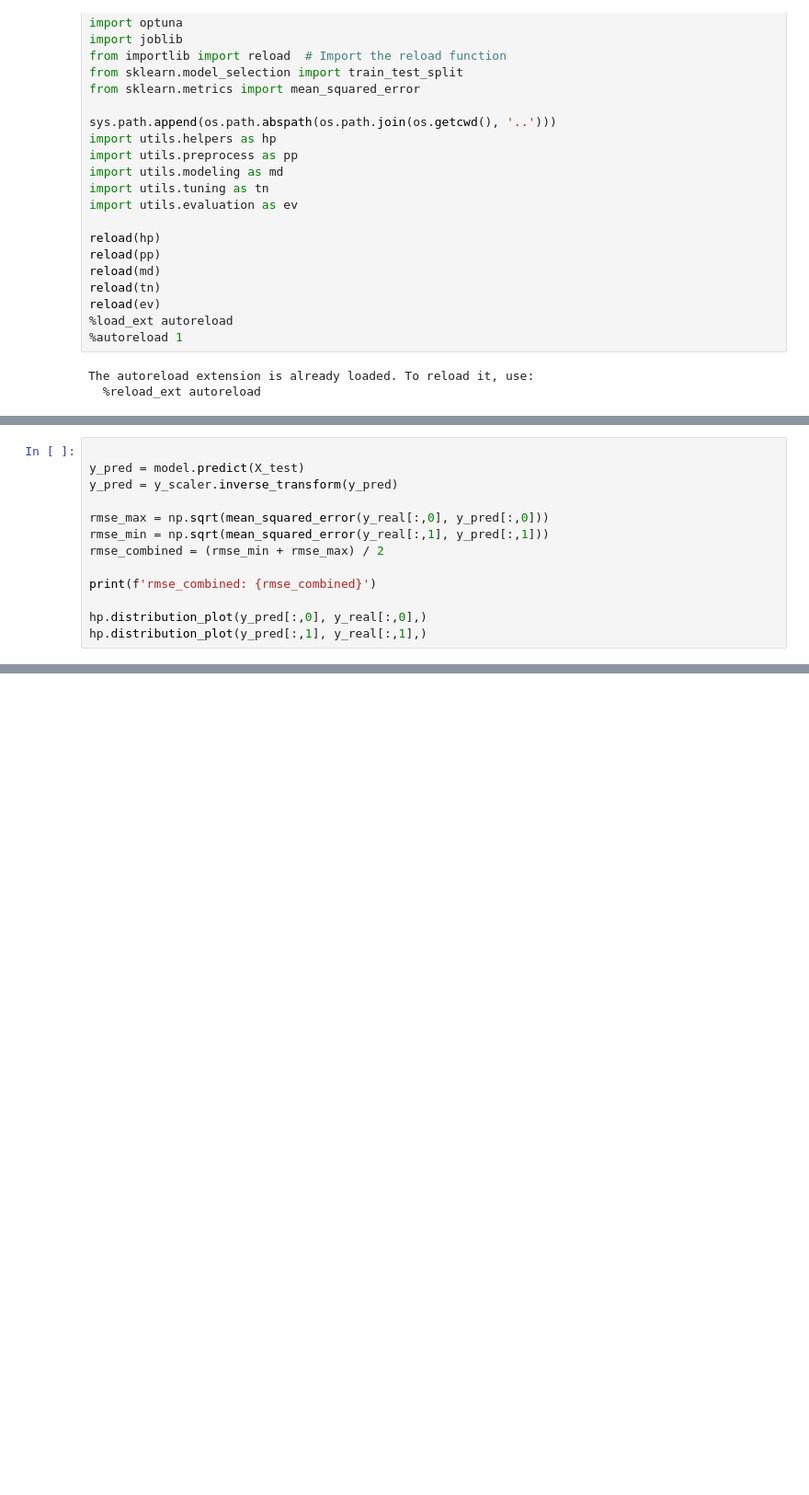
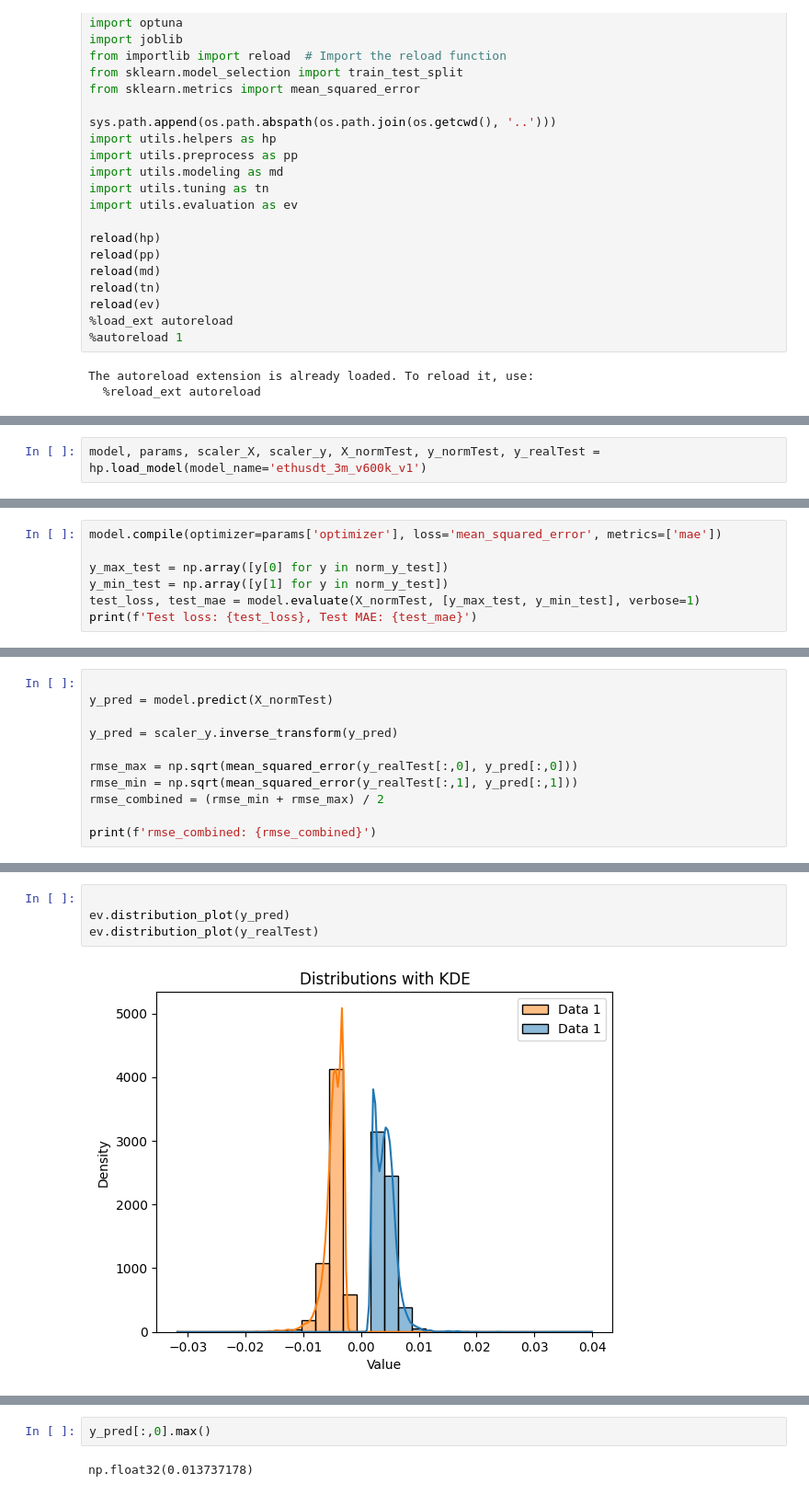
Before and after one commit to jarvisMonke/CryptoModeler, a Jupyter notebook: notebooks/tests.ipynb, the cells around one changed output, grey strips where cells are left out. Shown at 92% size. Saved outputs shown, nothing was run; the diff lists cells and outputs as text; blank space fills up the shorter version.

```diff
--- a/notebooks/tests.ipynb
+++ b/notebooks/tests.ipynb
@@ -100,0 +90,2 @@ Test loss: 0.02342669479548931, Test MAE: 0.10077104717493057
+# %%
+model, params, scaler_X, scaler_y, X_normTest, y_normTest, y_realTest = hp.load_model(model_name='ethusdt_3m_v600k_v1')
@@ -100,0 +94,7 @@ Test loss: 0.02342669479548931, Test MAE: 0.10077104717493057
+# %%
+model.compile(optimizer=params['optimizer'], loss='mean_squared_error', metrics=['mae'])
+
+y_max_test = np.array([y[0] for y in norm_y_test])
+y_min_test = np.array([y[1] for y in norm_y_test])
+test_loss, test_mae = model.evaluate(X_normTest, [y_max_test, y_min_test], verbose=1)
+print(f'Test loss: {test_loss}, Test MAE: {test_mae}')
@@ -101,14 +104,12 @@ Test loss: 0.02342669479548931, Test MAE: 0.10077104717493057
 # %%
 
-y_pred = model.predict(X_test)
-y_pred = y_scaler.inverse_transform(y_pred)
+y_pred = model.predict(X_normTest)
 
-rmse_max = np.sqrt(mean_squared_error(y_real[:,0], y_pred[:,0]))
-rmse_min = np.sqrt(mean_squared_error(y_real[:,1], y_pred[:,1]))
+y_pred = scaler_y.inverse_transform(y_pred)
+
+rmse_max = np.sqrt(mean_squared_error(y_realTest[:,0], y_pred[:,0]))
+rmse_min = np.sqrt(mean_squared_error(y_realTest[:,1], y_pred[:,1]))
 rmse_combined = (rmse_min + rmse_max) / 2
 
 print(f'rmse_combined: {rmse_combined}')
-
-hp.distribution_plot(y_pred[:,0], y_real[:,0],)
-hp.distribution_plot(y_pred[:,1], y_real[:,1],)
 # %% [output]
@@ -118,0 +118,6 @@ rmse_combined: 0.003022398329444876
+# %%
+
+ev.distribution_plot(y_pred)
+ev.distribution_plot(y_realTest)
+# %% [output]
+[figure, added]
@@ -118,0 +125,4 @@ rmse_combined: 0.003022398329444876
+# %%
+y_pred[:,0].max()
+# %% [output]
+np.float32(0.013737178)
```
Also changed, not shown: parts of 13 cells of this notebook, 13 other files.
